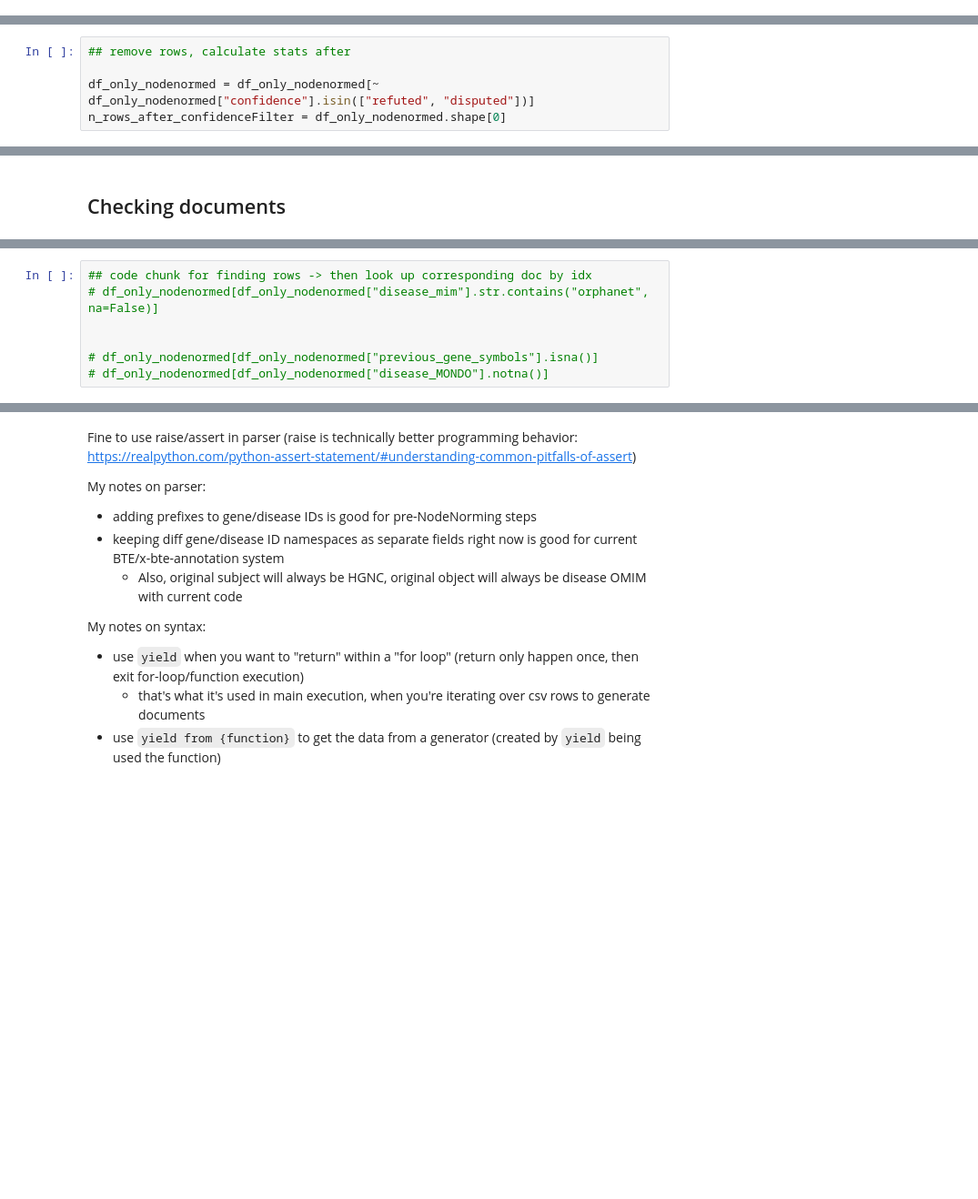
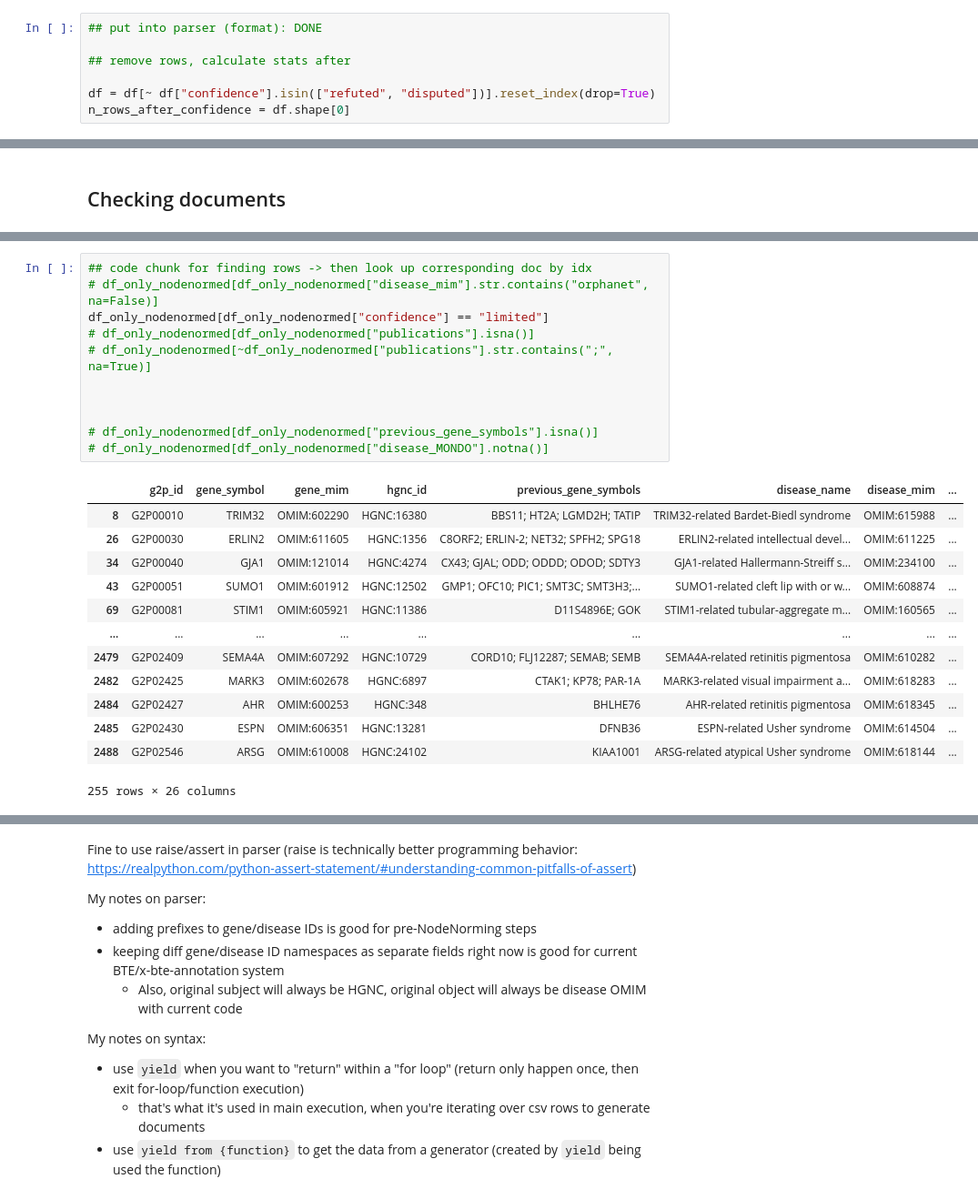
Before and after one commit to biothings/pending.api, a Jupyter notebook: plugins/ebi_gene2phenotype/parser-writing.ipynb, the cells around one changed output, grey strips where cells are left out. Shown at 91% size. Saved outputs shown, nothing was run; the diff lists cells and outputs as text; blank space fills up the shorter version.

```diff
--- a/plugins/ebi_gene2phenotype/parser-writing.ipynb
+++ b/plugins/ebi_gene2phenotype/parser-writing.ipynb
@@ -277,0 +341,7 @@ df.head()
+# %%
+## put into parser (format): DONE
+
+## remove rows, calculate stats after
+
+df = df[~ df["confidence"].isin(["refuted", "disputed"])].reset_index(drop=True)
+n_rows_after_confidence = df.shape[0]
@@ -1385,5 +1403,0 @@ n_rows_disputed = df_only_nodenormed[df_only_nodenormed["confidence"] == "disput
-# %%
-## remove rows, calculate stats after
-
-df_only_nodenormed = df_only_nodenormed[~ df_only_nodenormed["confidence"].isin(["refuted", "disputed"])]
-n_rows_after_confidenceFilter = df_only_nodenormed.shape[0]
@@ -1508,8 +1633,26 @@ len(documents)
 # %%
 ## code chunk for finding rows -> then look up corresponding doc by idx
 # df_only_nodenormed[df_only_nodenormed["disease_mim"].str.contains("orphanet", na=False)]
+df_only_nodenormed[df_only_nodenormed["confidence"] == "limited"]
+# df_only_nodenormed[df_only_nodenormed["publications"].isna()]
+# df_only_nodenormed[~df_only_nodenormed["publications"].str.contains(";", na=True)]
+
 
 
 # df_only_nodenormed[df_only_nodenormed["previous_gene_symbols"].isna()]
 # df_only_nodenormed[df_only_nodenormed["disease_MONDO"].notna()]
+# %% [output]
+|  | g2p_id | gene_symbol | gene_mim | hgnc_id | previous_gene_symbols | disease_name | disease_mim | ... |
+| 8 | G2P00010 | TRIM32 | OMIM:602290 | HGNC:16380 | BBS11; HT2A; LGMD2H; TATIP | TRIM32-related Bardet-Biedl syndrome | OMIM:615988 | ... |
+| 26 | G2P00030 | ERLIN2 | OMIM:611605 | HGNC:1356 | C8ORF2; ERLIN-2; NET32; SPFH2; SPG18 | ERLIN2-related intellectual devel... | OMIM:611225 | ... |
+| 34 | G2P00040 | GJA1 | OMIM:121014 | HGNC:4274 | CX43; GJAL; ODD; ODDD; ODOD; SDTY3 | GJA1-related Hallermann-Streiff s... | OMIM:234100 | ... |
+| 43 | G2P00051 | SUMO1 | OMIM:601912 | HGNC:12502 | GMP1; OFC10; PIC1; SMT3C; SMT3H3;... | SUMO1-related cleft lip with or w... | OMIM:608874 | ... |
+| 69 | G2P00081 | STIM1 | OMIM:605921 | HGNC:11386 | D11S4896E; GOK | STIM1-related tubular-aggregate m... | OMIM:160565 | ... |
+| ... | ... | ... | ... | ... | ... | ... | ... | ... |
+| 2479 | G2P02409 | SEMA4A | OMIM:607292 | HGNC:10729 | CORD10; FLJ12287; SEMAB; SEMB | SEMA4A-related retinitis pigmentosa | OMIM:610282 | ... |
+| 2482 | G2P02425 | MARK3 | OMIM:602678 | HGNC:6897 | CTAK1; KP78; PAR-1A | MARK3-related visual impairment a... | OMIM:618283 | ... |
+| 2484 | G2P02427 | AHR | OMIM:600253 | HGNC:348 | BHLHE76 | AHR-related retinitis pigmentosa | OMIM:618345 | ... |
+| 2485 | G2P02430 | ESPN | OMIM:606351 | HGNC:13281 | DFNB36 | ESPN-related Usher syndrome | OMIM:614504 | ... |
+| 2488 | G2P02546 | ARSG | OMIM:610008 | HGNC:24102 | KIAA1001 | ARSG-related atypical Usher syndrome | OMIM:618144 | ... |
+255 rows × 26 columns
 # %%
```
Also changed, not shown: parts of 51 cells of this notebook, 2 other files.
